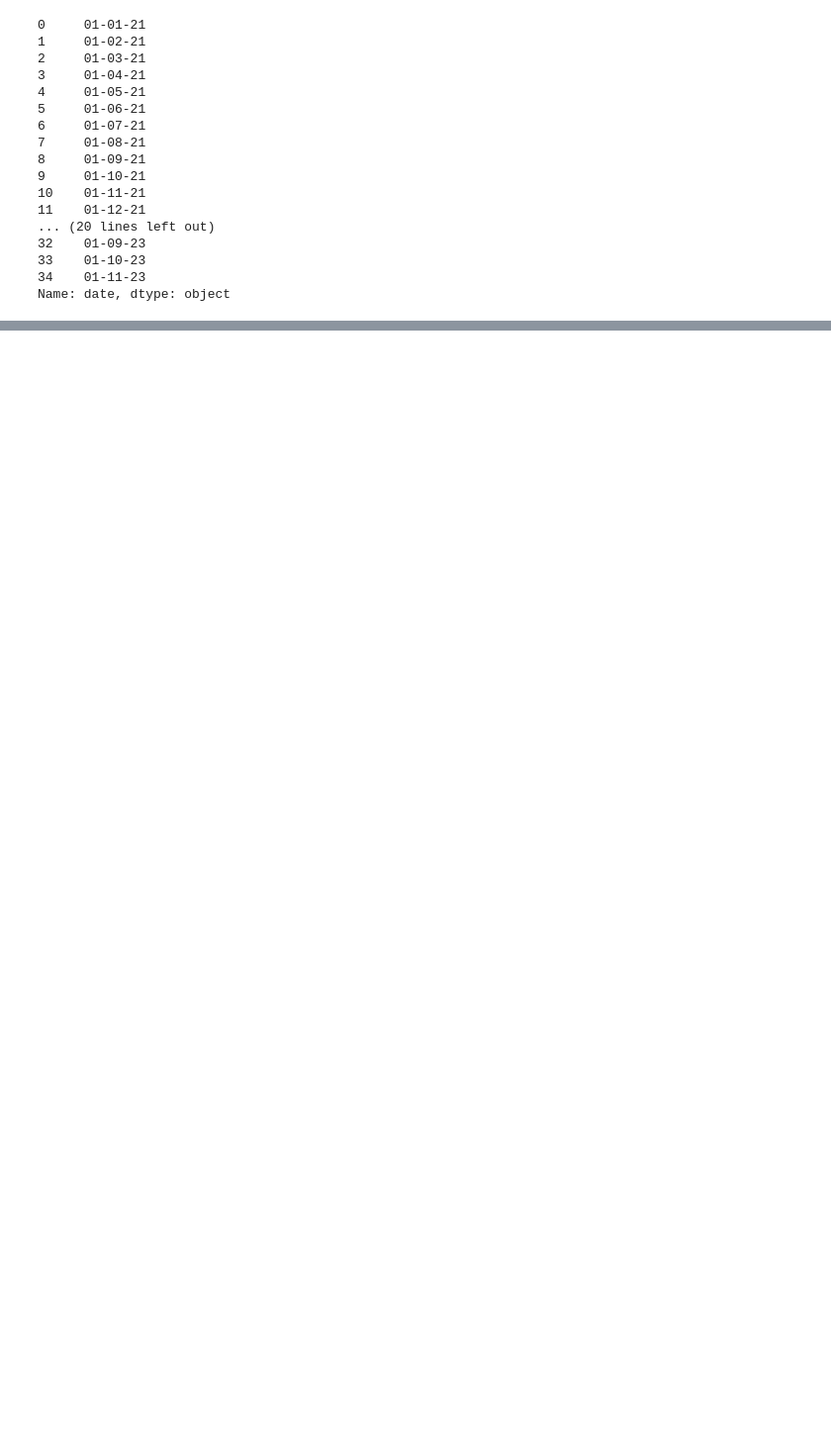
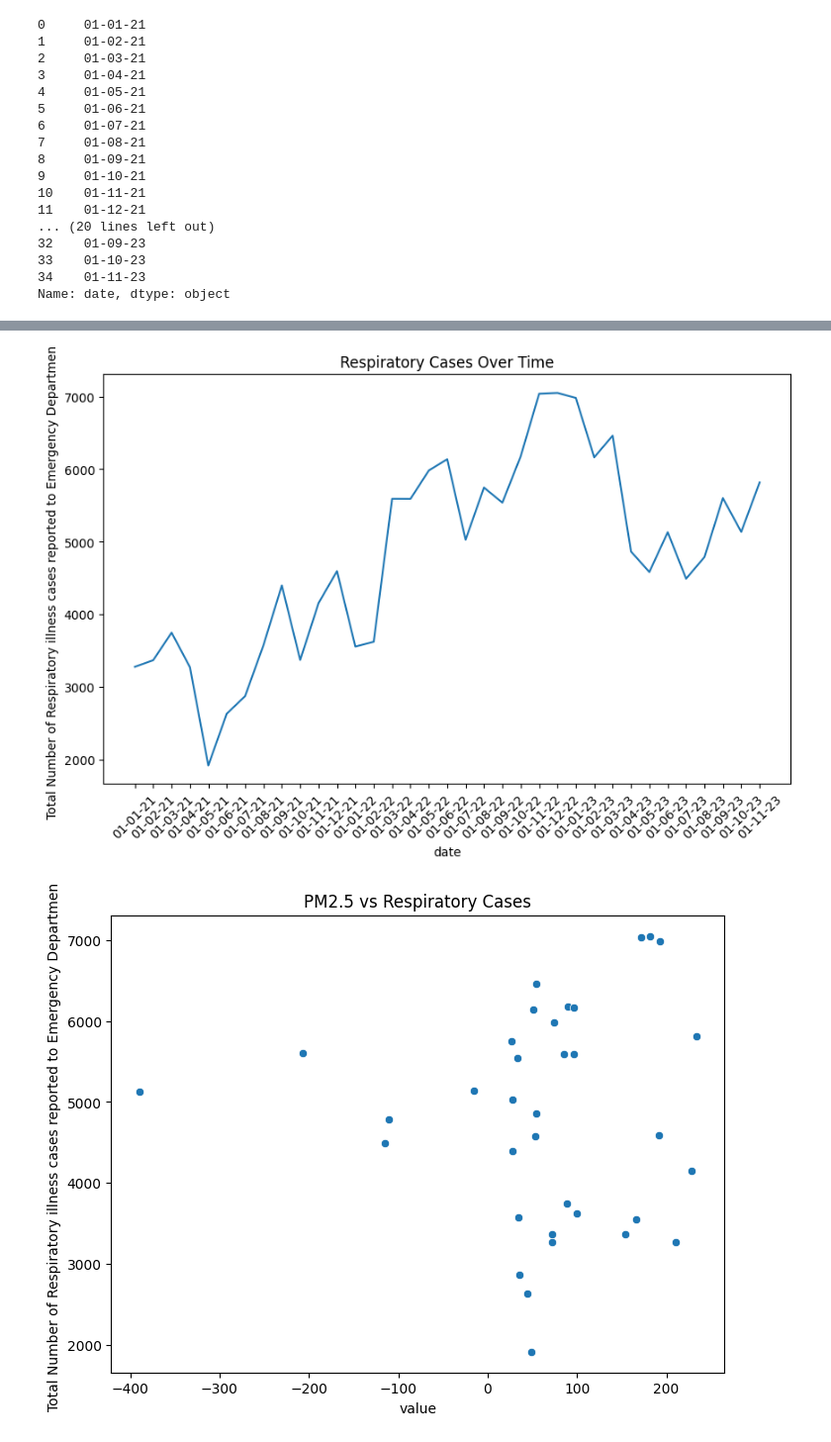
Before and after one commit to Herbeth1212/AirQuality, a Jupyter notebook: main.ipynb, the cells around one changed output, grey strips where cells are left out. Shown: that part at 99% size. Cells and saved outputs as stored; diff of their text form; code cells hidden in the pictures; blank space fills up the shorter version.

```diff
--- a/main.ipynb
+++ b/main.ipynb
@@ -145,3 +152,6 @@ print(df["date"])
 33    01-10-23
 34    01-11-23
 Name: date, dtype: object
+# %%
+df = pd.merge(airQuality_data, health_data, on='date', how='inner')
+df.head()
@@ -147,0 +165,14 @@ Name: date, dtype: object
+# %%
+plt.figure(figsize=(10, 6))
+sns.lineplot(data=df, x="date", y="Total Number of Respiratory illness cases reported to Emergency Department")
+plt.title("Respiratory Cases Over Time")
+plt.xticks(rotation=45)
+plt.show()
+
+plt.figure(figsize=(8, 6))
+sns.scatterplot(data=df, x="value", y="Total Number of Respiratory illness cases reported to Emergency Department")
+plt.title("PM2.5 vs Respiratory Cases")
+plt.show()
+# %% [output]
+[figure, added]
+[figure, added]
```
Also changed, not shown: parts of 8 cells of this notebook, 2 other files.
